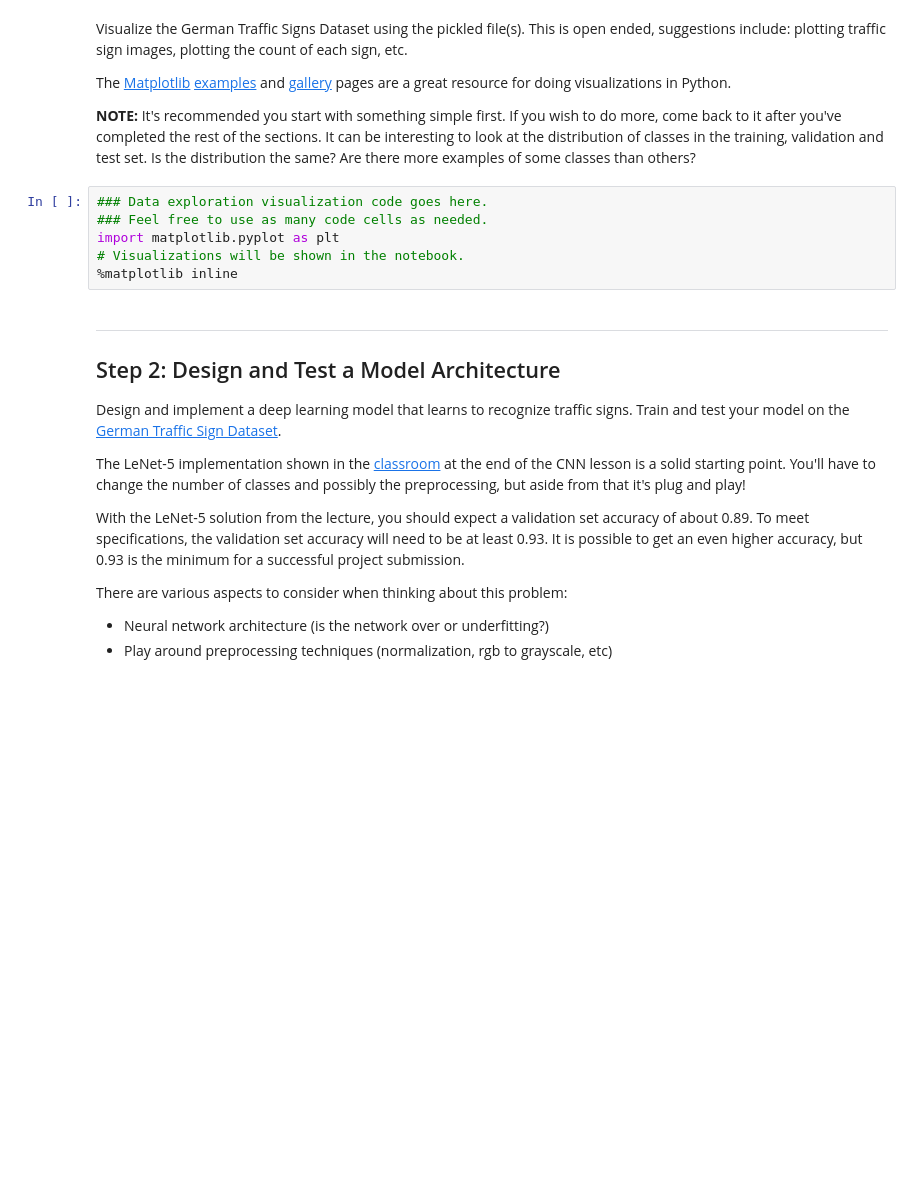
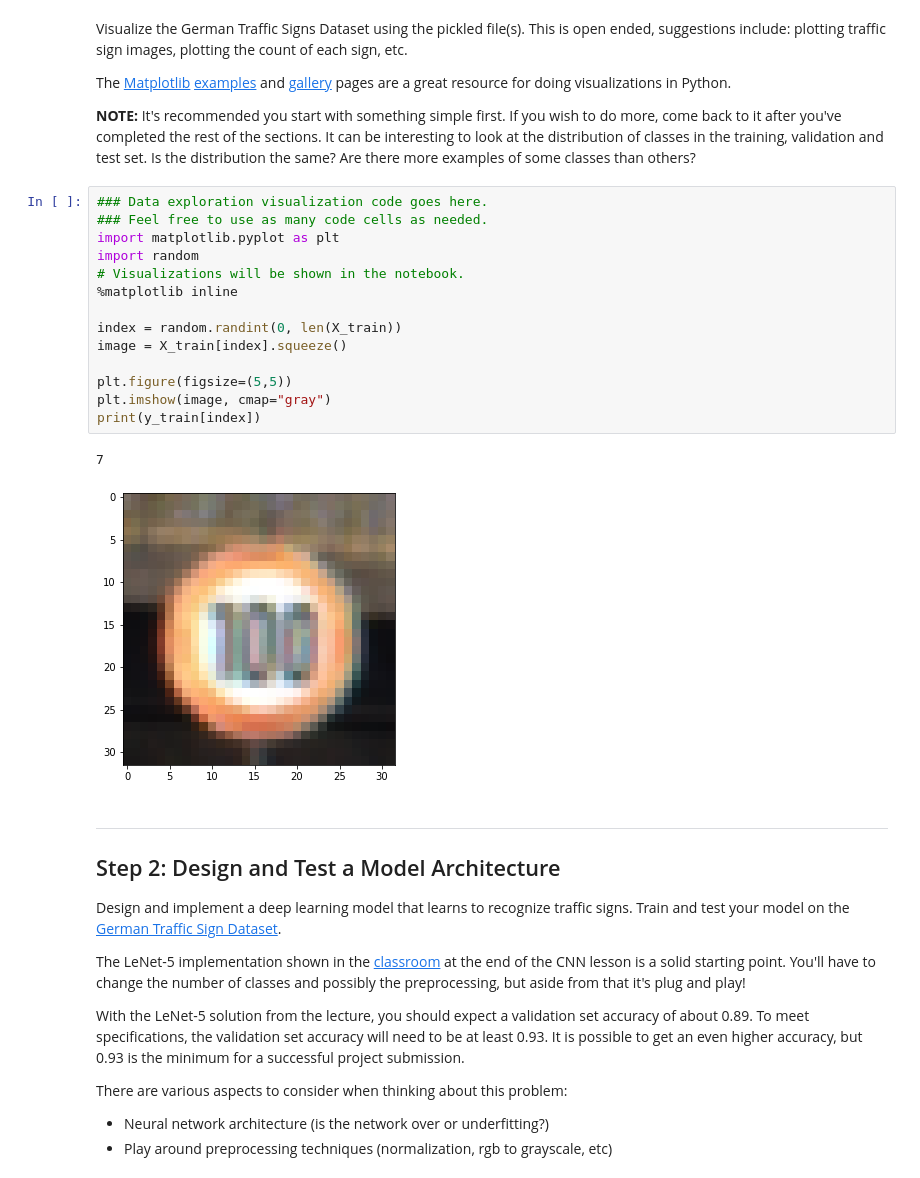
Before and after one commit to UmutCosk/TrafficSignClassifier, a Jupyter notebook: Traffic_Sign_Classifier.ipynb, the cells around one changed output. Saved outputs shown, nothing was run; the diff lists cells and outputs as text; blank space fills up the shorter version.

```diff
--- a/Traffic_Sign_Classifier.ipynb
+++ b/Traffic_Sign_Classifier.ipynb
@@ -88,9 +95,20 @@ The [Matplotlib](http://matplotlib.org/) [examples](http://matplotlib.org/exampl
 # %%
 ### Data exploration visualization code goes here.
 ### Feel free to use as many code cells as needed.
 import matplotlib.pyplot as plt
+import random
 # Visualizations will be shown in the notebook.
 %matplotlib inline
+
+index = random.randint(0, len(X_train))
+image = X_train[index].squeeze()
+
+plt.figure(figsize=(5,5))
+plt.imshow(image, cmap="gray")
+print(y_train[index])
+# %% [output]
+7
+[figure, added]
 # %% [markdown]
 ----
 
```
Also changed, not shown: parts of 6 cells of this notebook, 4 other files.
